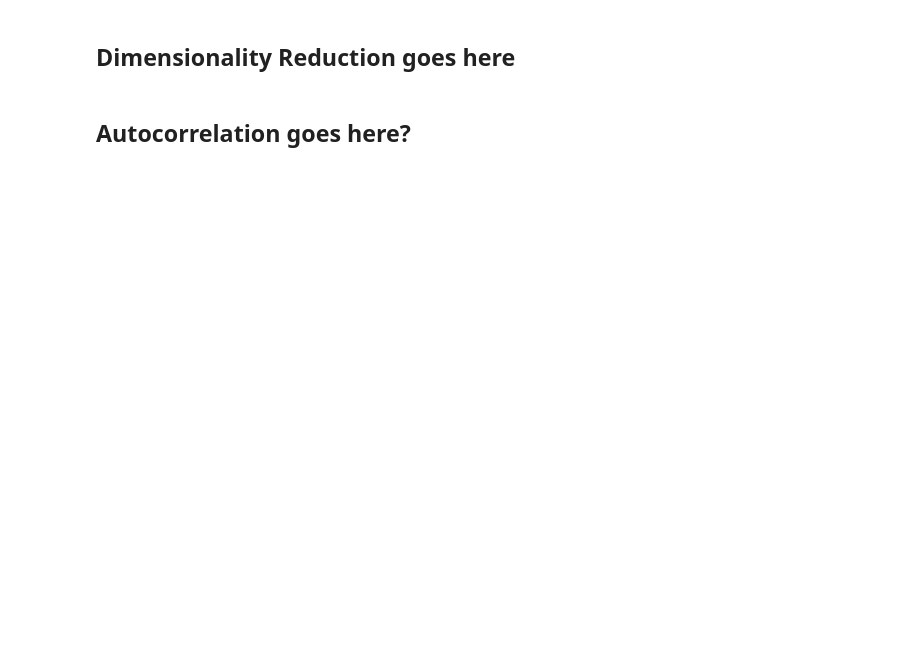
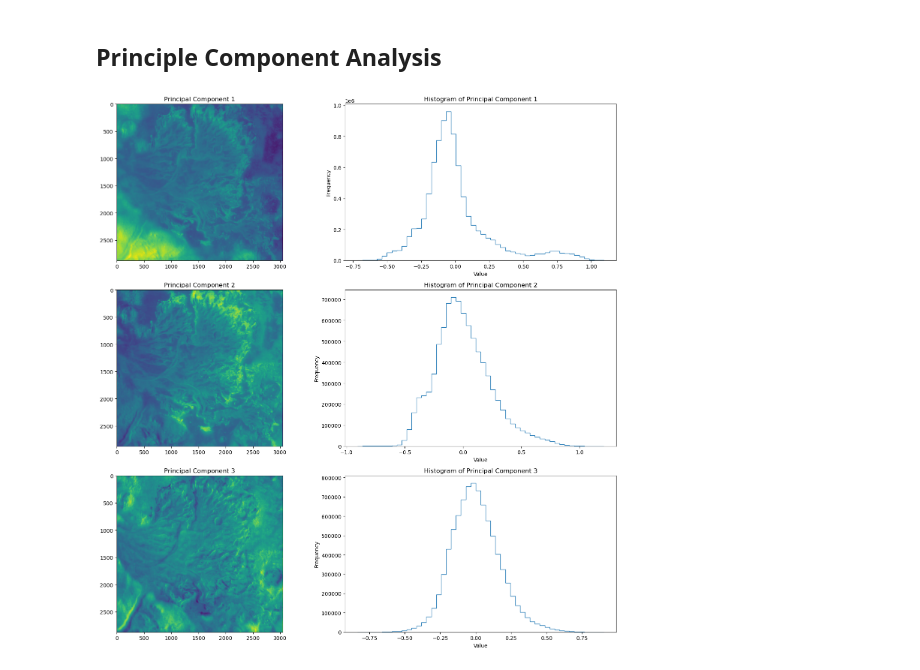
Before and after one commit to vfula/MLGEO2024_MarsFans, a Jupyter notebook: notebooks/Dimensionality_Reduction.ipynb, the cells around one changed output. Saved outputs shown, nothing was run; the diff lists cells and outputs as text; code cells hidden in the pictures; blank space fills up the shorter version.

Commit message:
added PCA to dimensionality reduction

```diff
--- a/notebooks/Dimensionality_Reduction.ipynb
+++ b/notebooks/Dimensionality_Reduction.ipynb
@@ -27,3 +29,7 @@ hrscS2 = rxr.open_rasterio(data_path + "hrscS2_aiready.tif", cache=False)
 
 training_imgs = [blendDEM, blendSLOPE, ctxDEM, ctxIMG, ctxSLOPE, dayIR, nightIR, hrscND, hrscP1, hrscP2, hrscS1, hrscS2]
 training_names = ['blendDEM', 'blendSLOPE', 'ctxDEM', 'ctxIMG', 'ctxSLOPE', 'dayIR', 'nightIR', 'hrscND', 'hrscP1', 'hrscP2', 'hrscS1', 'hrscS2']
+
+for img, name in zip(training_imgs, training_names):
+    length, width = img.shape[1], img.shape[2]
+    print(f"Size of {name}: {length} x {width}, Total size: {img.size}")
@@ -30,4 +49,38 @@ training_names = ['blendDEM', 'blendSLOPE', 'ctxDEM', 'ctxIMG', 'ctxSLOPE', 'day
-# %% [markdown]
-## Dimensionality Reduction goes here
-# %% [markdown]
-## Autocorrelation goes here?
+# %% [markdown]
+## Principle Component Analysis
+# %%
+# Stack images into a 3D array
+stacked_imgs = np.stack([img.values[0] for img in training_imgs], axis=2)
+
+# Flatten each layer
+n_samples, n_features = stacked_imgs.shape[0] * stacked_imgs.shape[1], stacked_imgs.shape[2]
+flattened_imgs = stacked_imgs.reshape(n_samples, n_features)
+
+# Perform PCA
+n_components = 3  # Number of principal components to keep
+pca = PCA(n_components=n_components)
+pca_result = pca.fit_transform(flattened_imgs)
+
+# Reshape the components back to 2D
+reshaped_components = [pca_result[:, i].reshape(stacked_imgs.shape[:2]) for i in range(n_components)]
+# %%
+# Plot the principal components and their histograms
+fig, axes = plt.subplots(n_components, 2, figsize=(15, 5 * n_components))
+
+for i in range(n_components):
+    # Plot the principal component image
+    axes[i, 0].imshow(reshaped_components[i], cmap='viridis')
+    axes[i, 0].set_title(f'Principal Component {i + 1}')
+
+    # Plot the histogram of the principal component
+    data_values = reshaped_components[i].flatten()
+    n, bins = np.histogram(data_values, bins=50)
+    axes[i, 1].stairs(n, bins)
+    axes[i, 1].set_title(f'Histogram of Principal Component {i + 1}')
+    axes[i, 1].set_xlabel("Value")
+    axes[i, 1].set_ylabel("Frequency")
+
+plt.tight_layout()
+plt.show()
+# %% [output]
+[figure, added]
```
Also changed, not shown: parts of 3 cells of this notebook.
